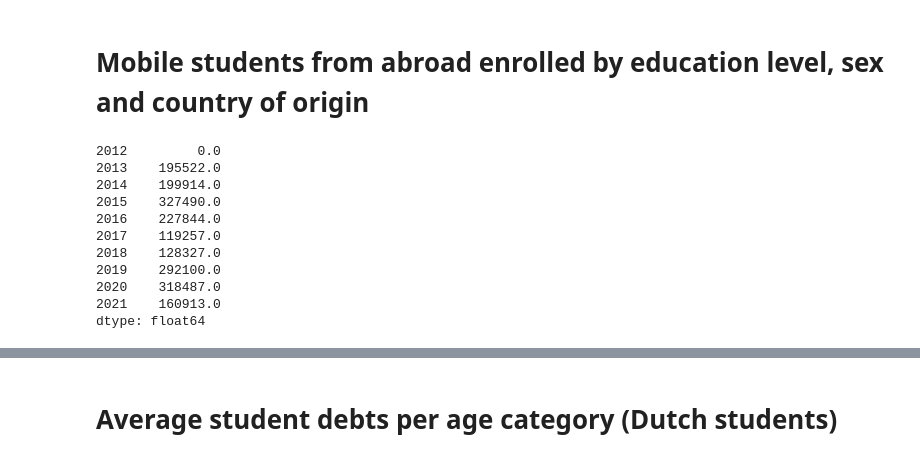
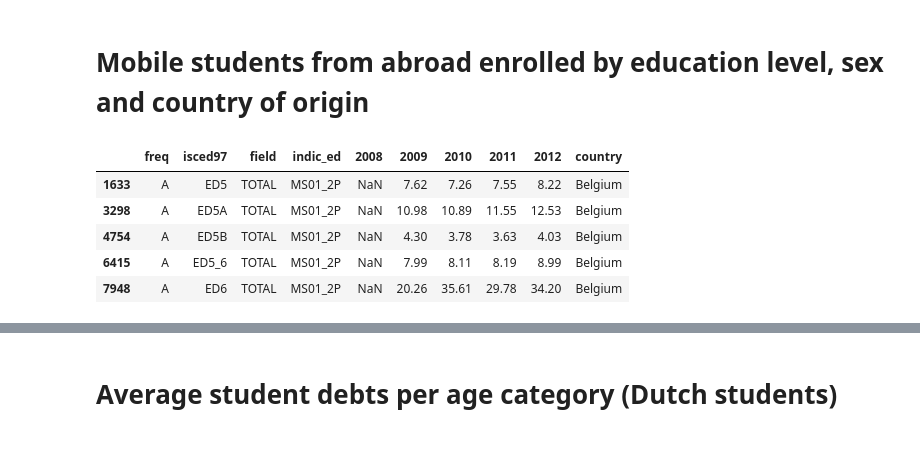
Before and after one commit to AnneLouisedb/Causality_Eurostat, a Jupyter notebook: research_outline.ipynb, the cells around one changed output, grey strips where cells are left out. Saved outputs shown, nothing was run; the diff lists cells and outputs as text; code cells hidden in the pictures.

```diff
--- a/research_outline.ipynb
+++ b/research_outline.ipynb
@@ -129,38 +108,31 @@ df_n
 # %% [markdown]
 # Mobile students from abroad enrolled by education level, sex and country of origin
 # %%
-def mobile_students_from_abroad(COUNTRY):
-    df_n = eurostat.get_data_df('educ_uoe_mobs02')
+
+ def students_from_abroad_by_level_and_field(COUNTRY):
+    df_n = eurostat.get_data_df('educ_momo_fld')
     df_n.rename({'geo\TIME_PERIOD':'geo'},inplace=True,axis=1)
-    df_n.drop(['partner', 'freq', 'unit'],axis=1,inplace=True)
+    # df_n.drop(['unit', 'freq'],axis=1,inplace=True)
     df_n['country'] = df_n['geo'].replace(eurostat_dictionary)
     df_n.drop(['geo'],axis=1,inplace=True)
 
+    # Inward mobile students as percentage of student population in the host country (%)
+
     df_n = df_n[df_n['country'] == COUNTRY]
+    df_n = df_n[df_n['field'] == 'TOTAL']
+    df_n = df_n[df_n['indic_ed'] == 'MS01_2P']
 
-    df_n = df_n[df_n['isced11'] == 'ED5-8']
-    df_n = df_n[df_n['sex'] == 'T'] # (df_n['isced11'] == 'ED7')]
-
-    df_n.drop(['isced11'],axis=1,inplace=True)
-    df_n.set_index(['sex', 'country'], inplace=True)
-    df_n = df_n.sum(axis=0)
-    df_n = df_n.T
     return df_n
 
-mobile_students_from_abroad_df = mobile_students_from_abroad('Netherlands')
+df_n = students_from_abroad_by_level_and_field('Netherlands')
 
 
-
-mobile_students_from_abroad_df
+df_n = students_from_abroad_by_level_and_field('Belgium')
+df_n
 # %% [output]
-2012         0.0
-2013    195522.0
-2014    199914.0
-2015    327490.0
-2016    227844.0
-2017    119257.0
-2018    128327.0
-2019    292100.0
-2020    318487.0
-2021    160913.0
-dtype: float64
+|  | freq | isced97 | field | indic_ed | 2008 | 2009 | 2010 | 2011 | 2012 | country |
+| 1633 | A | ED5 | TOTAL | MS01_2P | NaN | 7.62 | 7.26 | 7.55 | 8.22 | Belgium |
+| 3298 | A | ED5A | TOTAL | MS01_2P | NaN | 10.98 | 10.89 | 11.55 | 12.53 | Belgium |
+| 4754 | A | ED5B | TOTAL | MS01_2P | NaN | 4.30 | 3.78 | 3.63 | 4.03 | Belgium |
+| 6415 | A | ED5_6 | TOTAL | MS01_2P | NaN | 7.99 | 8.11 | 8.19 | 8.99 | Belgium |
+| 7948 | A | ED6 | TOTAL | MS01_2P | NaN | 20.26 | 35.61 | 29.78 | 34.20 | Belgium |
```
Also changed, not shown: parts of 9 cells of this notebook, 2 other files.
